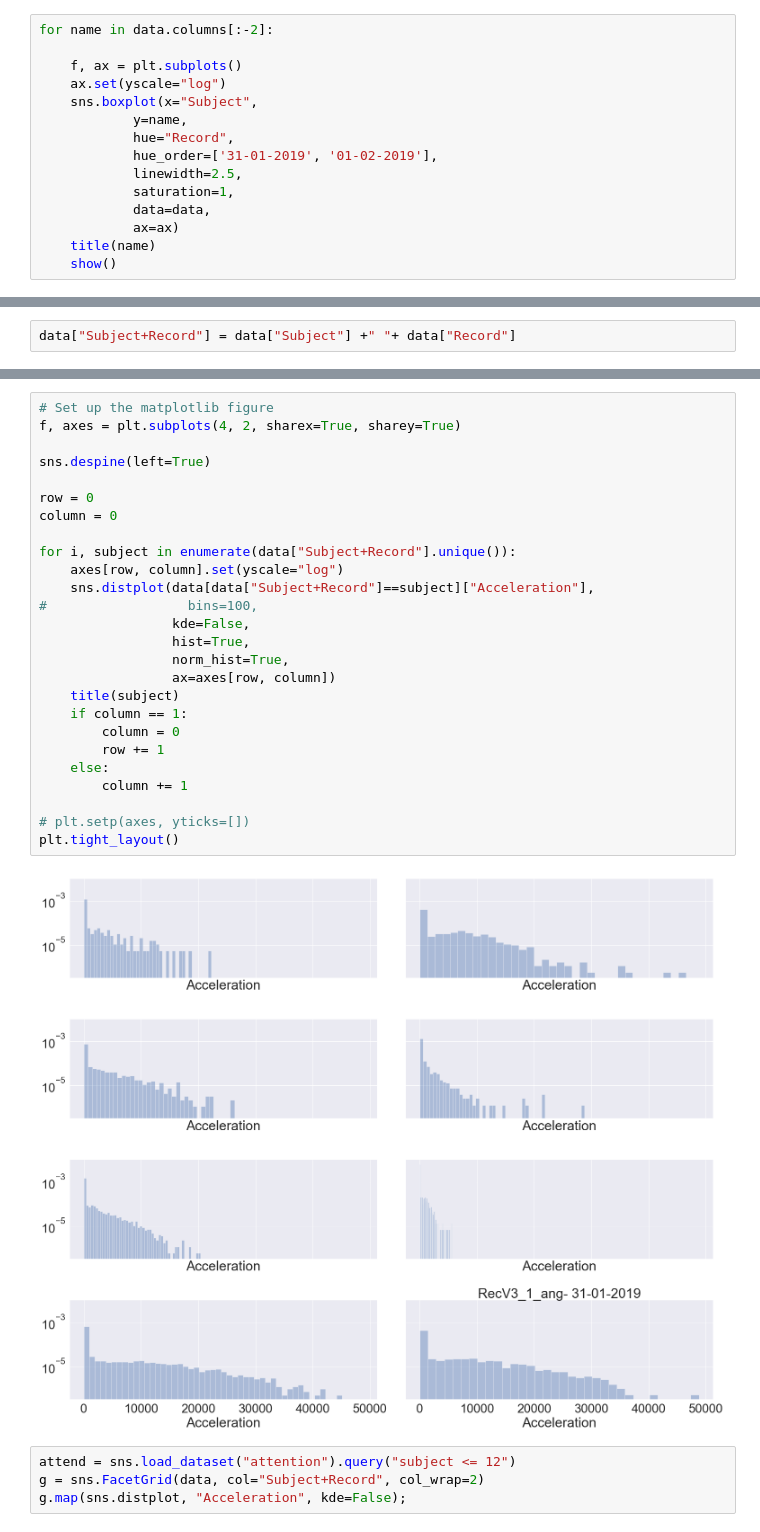
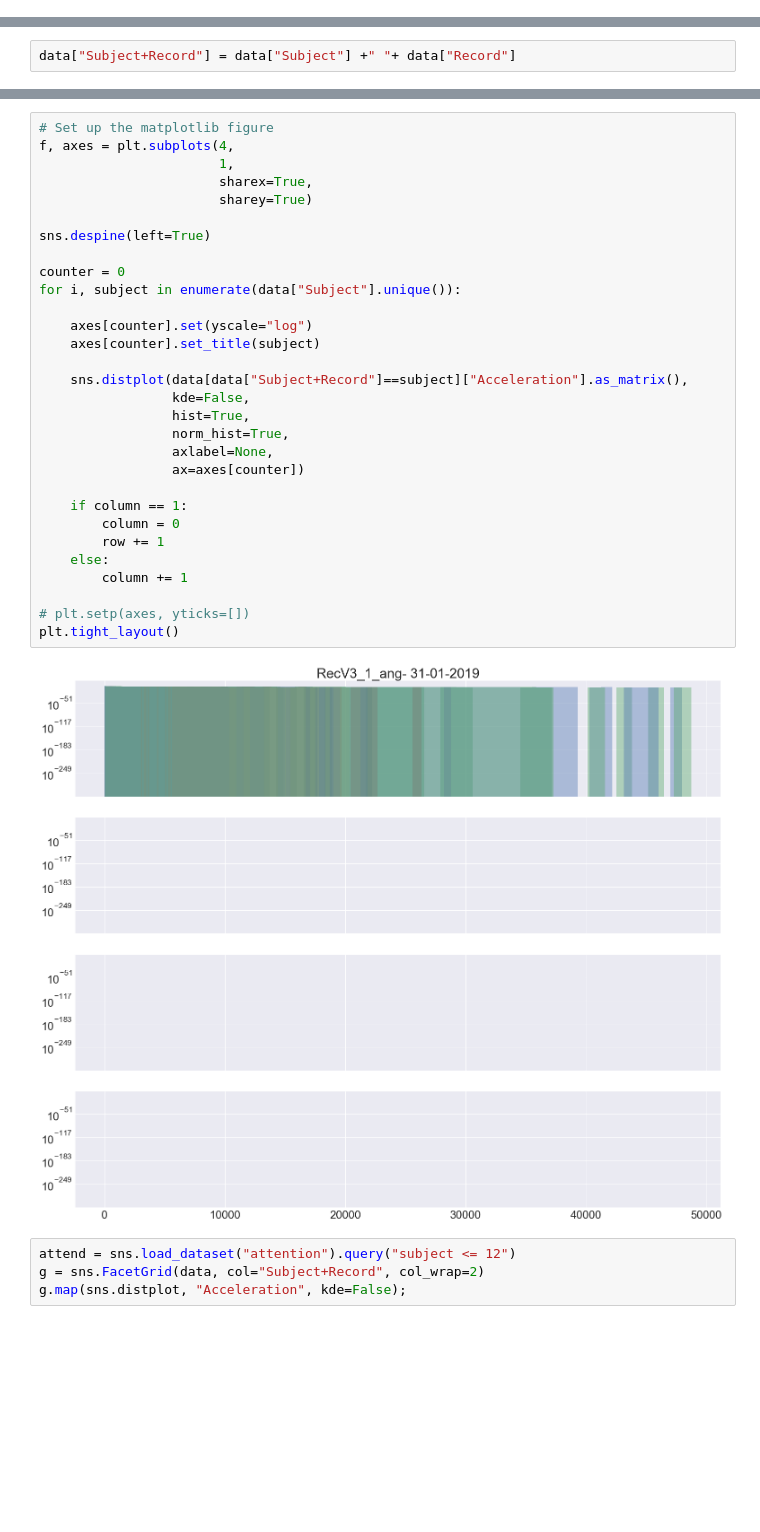
Before and after one commit to BasilMinkov/Jupyter-Notebooks, a Jupyter notebook: neuroscience/Lactate.ipynb, the cells around one changed output, grey strips where cells are left out. Drawn from its saved outputs; the diff is of its cells as text; blank space fills up the shorter version.

Commit message:
still distplots

```diff
--- a/neuroscience/Lactate.ipynb
+++ b/neuroscience/Lactate.ipynb
@@ -271,18 +272,3 @@ data[(data["Subject"]=='RecV3_2_ang+') & (data["Record"]=='31-01-2019')].sample(
 from scipy.stats import wilcoxon
 # %%
 wilcoxon(d)
-# %%
-for name in data.columns[:-2]:
-
-    f, ax = plt.subplots()
-    ax.set(yscale="log")
-    sns.boxplot(x="Subject",
-            y=name,
-            hue="Record",
-            hue_order=['31-01-2019', '01-02-2019'],
-            linewidth=2.5,
-            saturation=1,
-            data=data,
-            ax=ax)
-    title(name)
-    show()
@@ -366,31 +344,35 @@ data
 # %%
 # Set up the matplotlib figure
-f, axes = plt.subplots(4, 2, sharex=True, sharey=True)
+f, axes = plt.subplots(4,
+                       1,
+                       sharex=True,
+                       sharey=True)
 
 sns.despine(left=True)
 
-row = 0
-column = 0
+counter = 0
+for i, subject in enumerate(data["Subject"].unique()):
 
-for i, subject in enumerate(data["Subject+Record"].unique()):
-    axes[row, column].set(yscale="log")
-    sns.distplot(data[data["Subject+Record"]==subject]["Acceleration"],
-#                  bins=100,
+    axes[counter].set(yscale="log")
+    axes[counter].set_title(subject)
+
+    sns.distplot(data[data["Subject+Record"]==subject]["Acceleration"].as_matrix(),
                  kde=False,
                  hist=True,
                  norm_hist=True,
-                 ax=axes[row, column])
-    title(subject)
+                 axlabel=None,
+                 ax=axes[counter])
+
     if column == 1:
         column = 0
         row += 1
     else:
         column += 1
 
 # plt.setp(axes, yticks=[])
 plt.tight_layout()
 # %% [output]
-[figure, old version]
+[figure, new version]
 # %%
 attend = sns.load_dataset("attention").query("subject <= 12")
 g = sns.FacetGrid(data, col="Subject+Record", col_wrap=2)
```
Also changed, not shown: parts of 6 cells of this notebook, 4 other files.
